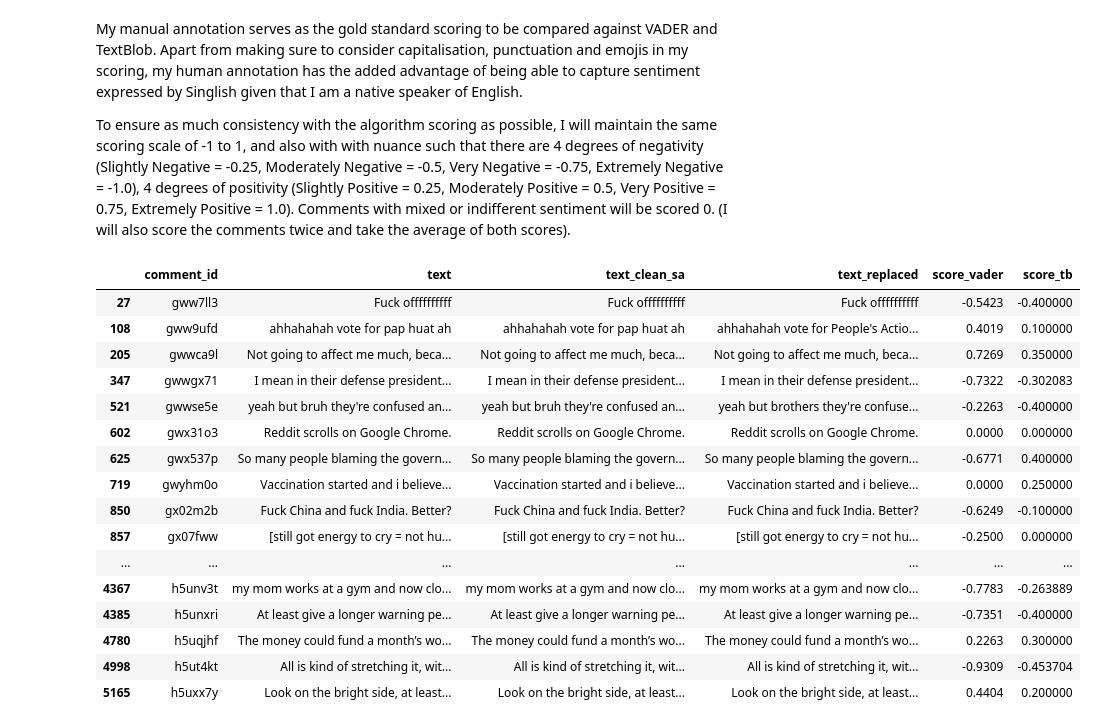
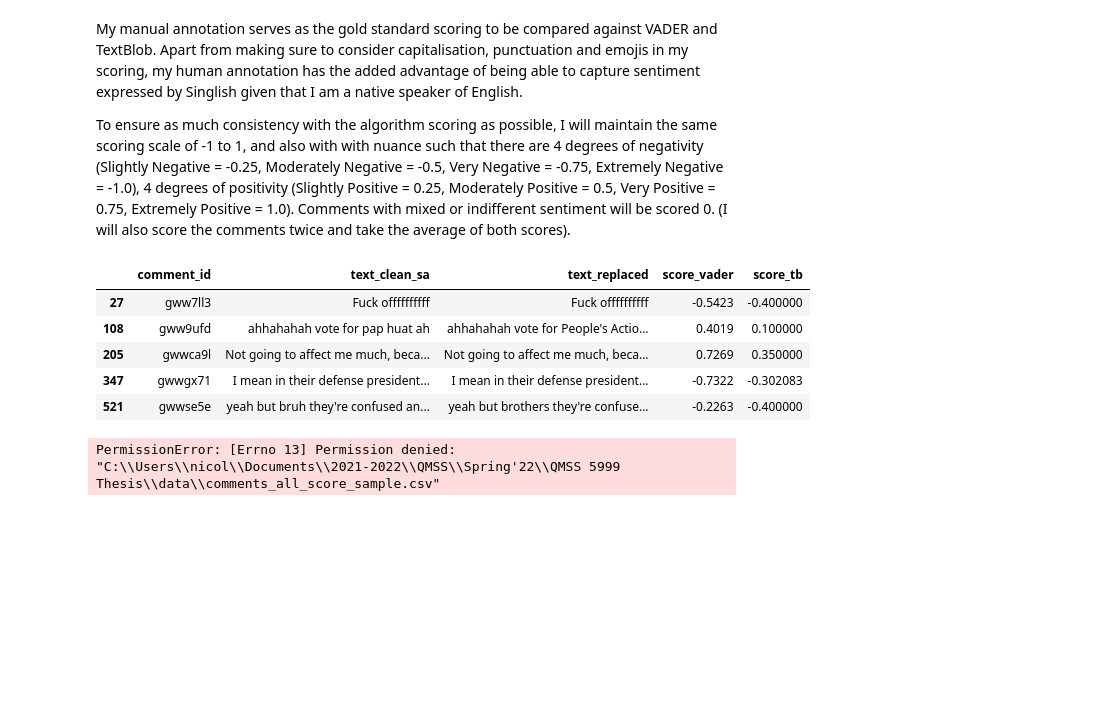
Before and after one commit to nicolenwd/reddit-vs-fb, a Jupyter notebook: scripts/3_sentiment_analysis.ipynb, the cells around one changed output. Cells and saved outputs as stored; diff of their text form; code cells hidden in the pictures; blank space fills up the shorter version.

Commit message:
Amended sample export code

```diff
--- a/scripts/3_sentiment_analysis.ipynb
+++ b/scripts/3_sentiment_analysis.ipynb
@@ -460,32 +460,23 @@ To ensure as much consistency with the algorithm scoring as possible, I will mai
 # %%
 # Obtain random sample of 100 scored comments
 import random
 import numpy as np
 random.seed(123)
 
 all_score_ids = random.sample(list(all_score['comment_id']), 100)
 all_score_sample = all_score[all_score.comment_id.isin(all_score_ids)]
-all_score_sample = all_score_sample[['comment_id', 'text', 'text_clean_sa', 'text_replaced', 'score_vader', 'score_tb']]
+all_score_sample = all_score_sample[['comment_id', 'text_clean_sa', 'text_replaced', 'score_vader', 'score_tb']]
 
-display(all_score_sample.head(30))
+display(all_score_sample.head())
 # %% [output]
-|  | comment_id | text | text_clean_sa | text_replaced | score_vader | score_tb |
-| 27 | gww7ll3 | Fuck offffffffff | Fuck offffffffff | Fuck offffffffff | -0.5423 | -0.400000 |
-| 108 | gww9ufd | ahhahahah vote for pap huat ah | ahhahahah vote for pap huat ah | ahhahahah vote for People's Actio... | 0.4019 | 0.100000 |
-| 205 | gwwca9l | Not going to affect me much, beca... | Not going to affect me much, beca... | Not going to affect me much, beca... | 0.7269 | 0.350000 |
-| 347 | gwwgx71 | I mean in their defense president... | I mean in their defense president... | I mean in their defense president... | -0.7322 | -0.302083 |
-| 521 | gwwse5e | yeah but bruh they're confused an... | yeah but bruh they're confused an... | yeah but brothers they're confuse... | -0.2263 | -0.400000 |
-| 602 | gwx31o3 | Reddit scrolls on Google Chrome. | Reddit scrolls on Google Chrome. | Reddit scrolls on Google Chrome. | 0.0000 | 0.000000 |
-| 625 | gwx537p | So many people blaming the govern... | So many people blaming the govern... | So many people blaming the govern... | -0.6771 | 0.400000 |
-| 719 | gwyhm0o | Vaccination started and i believe... | Vaccination started and i believe... | Vaccination started and i believe... | 0.0000 | 0.250000 |
-| 850 | gx02m2b | Fuck China and fuck India. Better? | Fuck China and fuck India. Better? | Fuck China and fuck India. Better? | -0.6249 | -0.100000 |
-| 857 | gx07fww | [still got energy to cry = not hu... | [still got energy to cry = not hu... | [still got energy to cry = not hu... | -0.2500 | 0.000000 |
-| ... | ... | ... | ... | ... | ... | ... |
-| 4367 | h5unv3t | my mom works at a gym and now clo... | my mom works at a gym and now clo... | my mom works at a gym and now clo... | -0.7783 | -0.263889 |
-| 4385 | h5unxri | At least give a longer warning pe... | At least give a longer warning pe... | At least give a longer warning pe... | -0.7351 | -0.400000 |
-| 4780 | h5uqjhf | The money could fund a month’s wo... | The money could fund a month’s wo... | The money could fund a month’s wo... | 0.2263 | 0.300000 |
-| 4998 | h5ut4kt | All is kind of stretching it, wit... | All is kind of stretching it, wit... | All is kind of stretching it, wit... | -0.9309 | -0.453704 |
-| 5165 | h5uxx7y | Look on the bright side, at least... | Look on the bright side, at least... | Look on the bright side, at least... | 0.4404 | 0.200000 |
+|  | comment_id | text_clean_sa | text_replaced | score_vader | score_tb |
+| 27 | gww7ll3 | Fuck offffffffff | Fuck offffffffff | -0.5423 | -0.400000 |
+| 108 | gww9ufd | ahhahahah vote for pap huat ah | ahhahahah vote for People's Actio... | 0.4019 | 0.100000 |
+| 205 | gwwca9l | Not going to affect me much, beca... | Not going to affect me much, beca... | 0.7269 | 0.350000 |
+| 347 | gwwgx71 | I mean in their defense president... | I mean in their defense president... | -0.7322 | -0.302083 |
+| 521 | gwwse5e | yeah but bruh they're confused an... | yeah but brothers they're confuse... | -0.2263 | -0.400000 |
 # %%
 # Export scored comments to CSV for manual annotation
 all_score_sample.to_csv(path+'comments_all_score_sample.csv', header=True, index=True, encoding='utf-8-sig')
+# %% [output]
+PermissionError: [Errno 13] Permission denied: "C:\\Users\\nicol\\Documents\\2021-2022\\QMSS\\Spring'22\\QMSS 5999 Thesis\\data\\comments_all_score_sample.csv"
```
Also changed, not shown: parts of 2 cells of this notebook.
